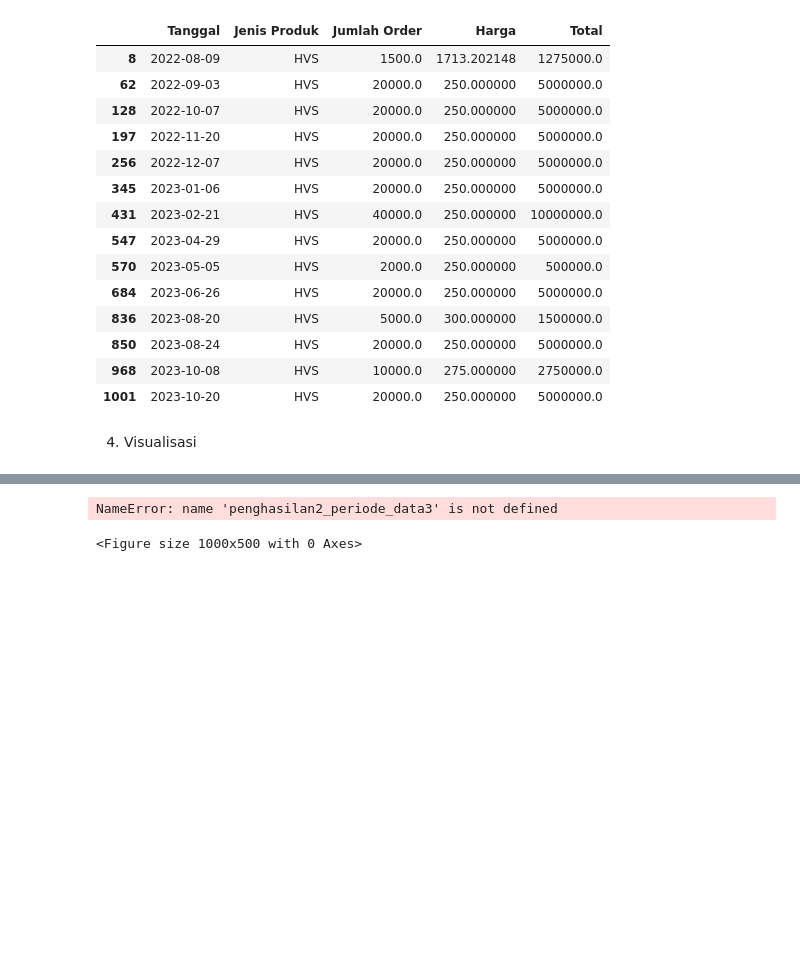
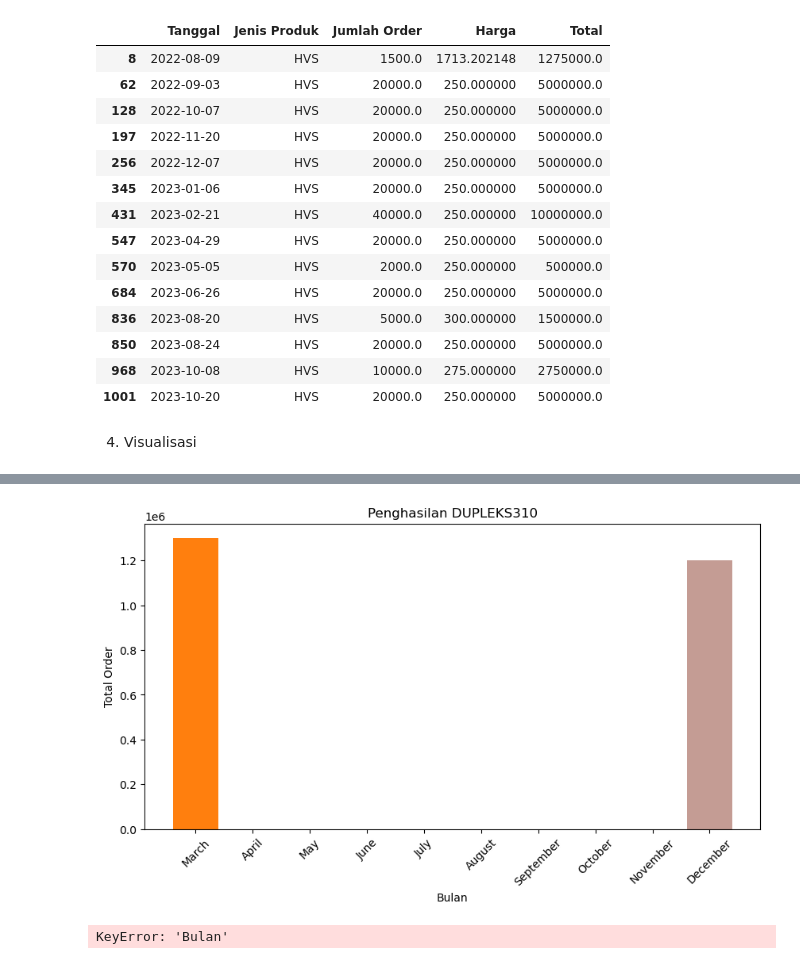
Before and after one commit to sxlsza/DeltaIndie_datacourse, a Jupyter notebook: Review Materi Matplotlib.ipynb, the cells around one changed output, grey strips where cells are left out. Saved outputs shown, nothing was run; the diff lists cells and outputs as text; code cells hidden in the pictures; blank space fills up the shorter version.

```diff
--- a/Review Materi Matplotlib.ipynb
+++ b/Review Materi Matplotlib.ipynb
@@ -352,20 +382,28 @@ penghasilan2_periode_data3
 # %%
+#visualisasi
 plt.figure(figsize=(10,5))
 
 colors = plt.cm.tab20.colors
 
 plt.bar(penghasilan2_periode_data3.index,
-        penghasilan2_periode_data3["total_order"],
+        penghasilan2_periode_data3["total_pendapatan"],
         label = penghasilan2_periode_data3.index,
         color = colors[:len(penghasilan2_periode_data3)])
 
 plt.xlabel("Bulan")
 plt.ylabel("Total Order")
 plt.title("Penghasilan DUPLEKS310")
 plt.xticks(rotation=45)
 
 
 plt.show()
 # %% [output]
-NameError: name 'penghasilan2_periode_data3' is not defined
-<Figure size 1000x500 with 0 Axes>
+[figure, added]
+# %%
+#filter data single logic
+penghasilan4_periode_data = filter_data4.groupby("Bulan").agg(
+    jumlah_order = ("Jumlah Order", "sum"),
+    total_pendapatan = ("Total", "sum"),
+).reindex(['January', 'February', 'March', 'April', 'May', 'June', 'July', 'August', 'September', 'October', 'November', 'December'])
+# %% [output]
+KeyError: 'Bulan'
```
Also changed, not shown: parts of 8 cells of this notebook, 4 other files.
